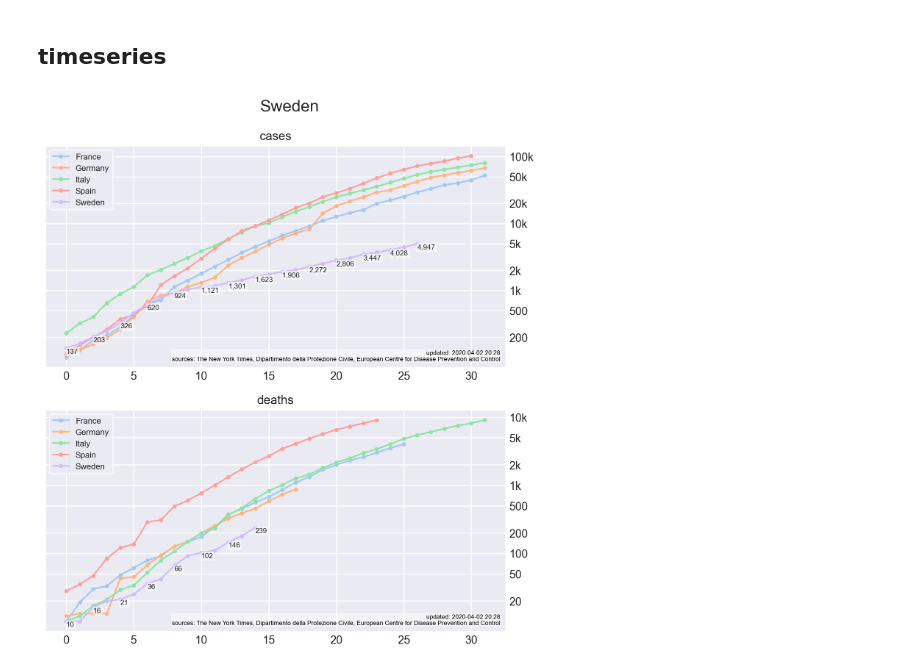
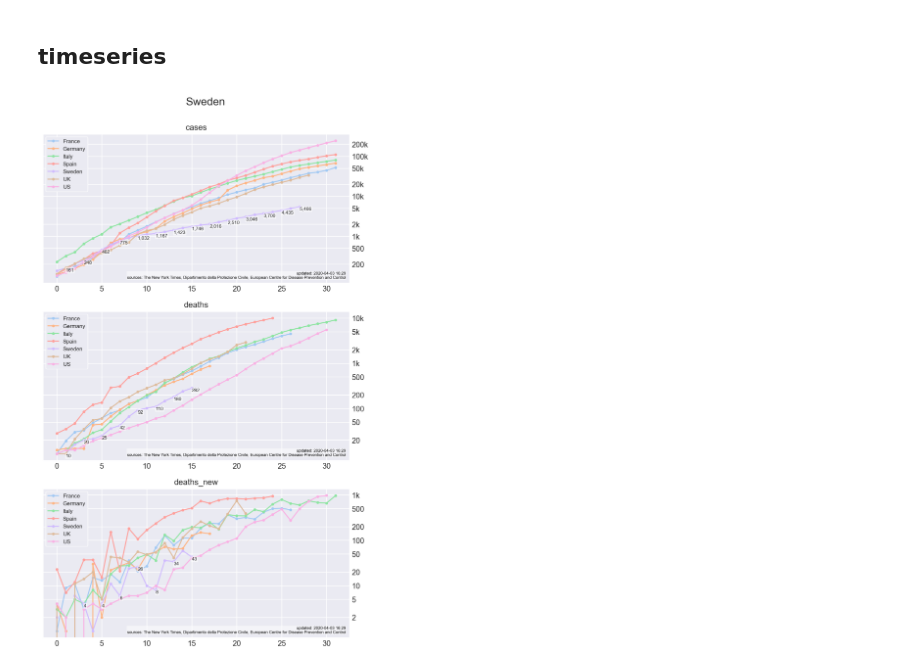
Before and after one commit to eferm/covid-19, a Jupyter notebook: notebooks/covid-19.ipynb, the cells around one changed output. Drawn from its saved outputs; the diff is of its cells as text; code cells hidden in the pictures.

```diff
--- a/notebooks/covid-19.ipynb
+++ b/notebooks/covid-19.ipynb
@@ -532,36 +515,36 @@ def plot(series, plots, days, highlight='Italy', dpi=100):
 plot(
     series={
         'country': {
             'df': CATALOG['df.offset.country'],
-            'series': EU5 + ['Sweden'],
+            'series': EU5 + ['Sweden', 'US', 'UK'],
         },
 #         'state': {
 #             'df': CATALOG['df.offset.state'],
 #             'series': ['New York', 'California', 'Lombardia'],
 # #             'series': ['Italy'],
 # #             'series_level': 'country',
 #         },
 #         'county': {
 #             'df': CATALOG['df.offset.county'],
 #             'series': [
 #                 'New York City, NY', 'Westchester, NY', 'Nassau, NY',
 #                 'Los Angeles, CA', 'Santa Clara, CA', 'San Francisco, CA',
 #             ],
 # #             'series': ['California'],
 # #             'series_level': 'state',
 #         }
     },
     plots={  # k = metric to plot; v = offset_metric index to use
         'cases': 'cases',
         'deaths': 'deaths',
-#         'deaths_new': 'deaths',
+        'deaths_new': 'deaths',
 #         'cases_new': 'cases',
     },
     days=31,
     **dict(highlight='Sweden', dpi=200),
 )
 # %% [output]
-[figure, old version]
+[figure, new version]
 # %%
 def get_timeseries(df, index, series, country=None, state=None, rollup_states=True):
     df = df.copy()
```
Also changed, not shown: parts of 6 cells of this notebook, 2 other files.
